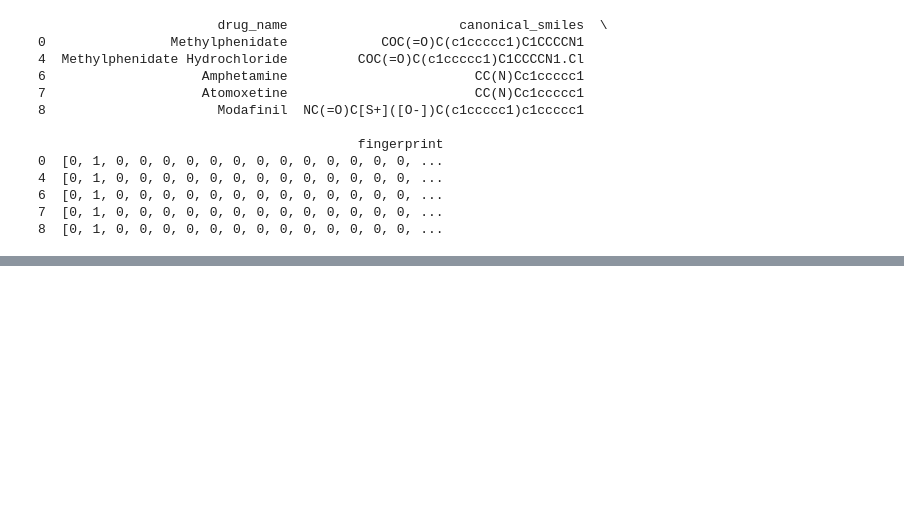
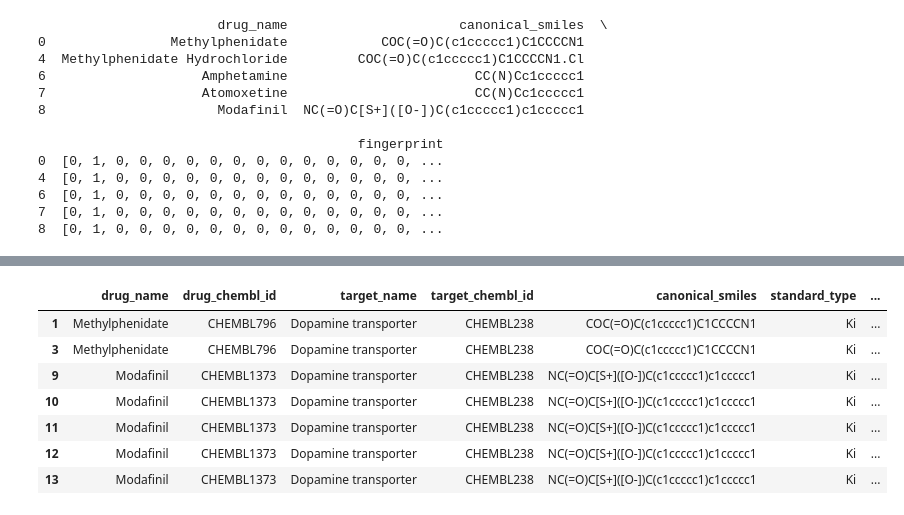
Before and after one commit to nnguyen2255/BINF5520_CAPSTONE2025, a Jupyter notebook: main.ipynb, the cells around one changed output, grey strips where cells are left out. Drawn from its saved outputs; the diff is of its cells as text; code cells hidden in the pictures; blank space fills up the shorter version.

```diff
--- a/main.ipynb
+++ b/main.ipynb
@@ -63,0 +119,62 @@ similarity_df.to_csv("pairwise_drug_similarity.csv", index=False)
+# %%
+##Training for DTI prediction model
+#This script prepares the data for training a drug-target interaction prediction model by combining drug-target interactions
+import pandas as pd
+
+#Define most similar drugs in the similarity_df by sorting by similarity score
+most_similar = similarity_df.sort_values(by='similarity', ascending=False)
+
+#Check if the interest drugs are in the interactions dataframe
+# Filter only rows where standard_type is Ki (case-insensitive)
+ki_df = df[df['standard_type'].str.lower() == 'ki'].copy()
+#print(ki_df.head())
+#concert standard_value to numeric
+ki_df['standard_value'] = pd.to_numeric(ki_df['standard_value'])
+
+"""
+Creating a loop where we predict the interactions based on
+    #1.  Similarity score:
+    if sim score > threshold = 0.5 then we continue predicting the interaction
+    #2.  Drug-target interactions:
+    if drug has interaction with target (Ki value > 0)
+    When both of these conditions are met, we can predict the interaction, return 1 as binding, else return 0 as non-binding.
+"""
+
+# Initialize binding column to 0
+ki_df['binding'] = 0
+# Set threshold
+threshold = 0.5
+
+# # Iterate through each row in ki_df to predict interaction
+# for i, row in most_similar.iterrows():
+#     ref_drug= row['drug_1'] #referercene drug
+#     com_drug = row['drug_2'] #compare drug
+#     similarity = row['similarity']
+
+#     #  condition 1. if similarity score is above the threshold
+#     if similarity >= threshold:
+#         #condition 2. if drug1 has interaction with target baseed on Ki value >0
+
+#         binding_ki = ki_df[
+#             (ki_df['drug_name'] == com_drug)  &
+#             (ki_df['standard_value'] > 0)
+#         ]
+
+#         if not binding_ki.empty:
+#             # Set binding = 1 only for matched rows
+#             ki_df.loc[ki_df['drug_name'] == com_drug,'binding'
+#             ] = 1
+
+
+# #sort the ki_df ki values in ascending order
+# ki_df = ki_df.sort_values(by='standard_value', ascending=False)
+ki_df # Display the first 10 rows of the updated DataFrame
+# %% [output]
+|  | drug_name | drug_chembl_id | target_name | target_chembl_id | canonical_smiles | standard_type | ... |
+| 1 | Methylphenidate | CHEMBL796 | Dopamine transporter | CHEMBL238 | COC(=O)C(c1ccccc1)C1CCCCN1 | Ki | ... |
+| 3 | Methylphenidate | CHEMBL796 | Dopamine transporter | CHEMBL238 | COC(=O)C(c1ccccc1)C1CCCCN1 | Ki | ... |
+| 9 | Modafinil | CHEMBL1373 | Dopamine transporter | CHEMBL238 | NC(=O)C[S+]([O-])C(c1ccccc1)c1ccccc1 | Ki | ... |
+| 10 | Modafinil | CHEMBL1373 | Dopamine transporter | CHEMBL238 | NC(=O)C[S+]([O-])C(c1ccccc1)c1ccccc1 | Ki | ... |
+| 11 | Modafinil | CHEMBL1373 | Dopamine transporter | CHEMBL238 | NC(=O)C[S+]([O-])C(c1ccccc1)c1ccccc1 | Ki | ... |
+| 12 | Modafinil | CHEMBL1373 | Dopamine transporter | CHEMBL238 | NC(=O)C[S+]([O-])C(c1ccccc1)c1ccccc1 | Ki | ... |
+| 13 | Modafinil | CHEMBL1373 | Dopamine transporter | CHEMBL238 | NC(=O)C[S+]([O-])C(c1ccccc1)c1ccccc1 | Ki | ... |
```
Also changed, not shown: parts of 3 cells of this notebook, 5 other files.
